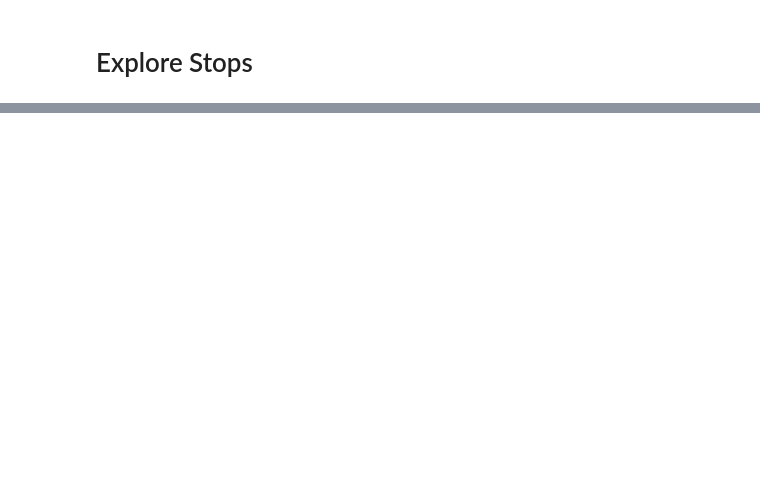
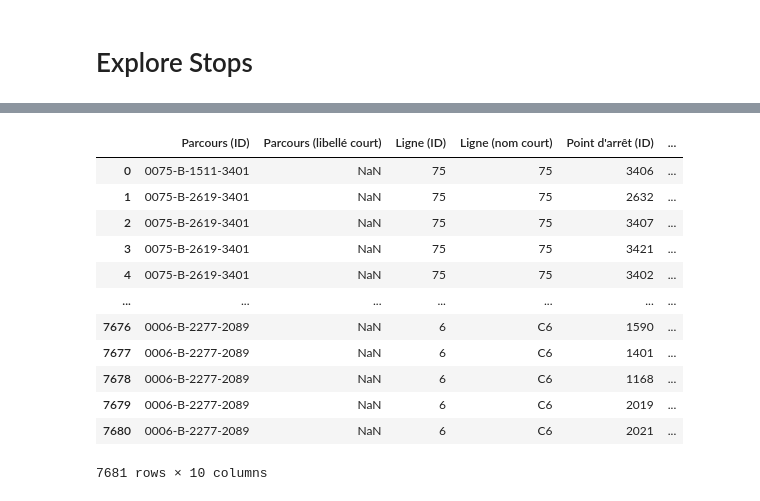
Before and after one commit to Meridolian/transouest, a Jupyter notebook: transouest/data_exploration.ipynb, the cells around one changed output, grey strips where cells are left out. Cells and saved outputs as stored; diff of their text form; code cells hidden in the pictures; blank space fills up the shorter version.

```diff
--- a/transouest/data_exploration.ipynb
+++ b/transouest/data_exploration.ipynb
@@ -37,0 +83,16 @@ c4 = lines.loc[lines["Nom court"] == "C4"]
+# %%
+stops
+# %% [output]
+|  | Parcours (ID) | Parcours (libellé court) | Ligne (ID) | Ligne (nom court) | Point d'arrêt (ID) | ... |
+| 0 | 0075-B-1511-3401 | NaN | 75 | 75 | 3406 | ... |
+| 1 | 0075-B-2619-3401 | NaN | 75 | 75 | 2632 | ... |
+| 2 | 0075-B-2619-3401 | NaN | 75 | 75 | 3407 | ... |
+| 3 | 0075-B-2619-3401 | NaN | 75 | 75 | 3421 | ... |
+| 4 | 0075-B-2619-3401 | NaN | 75 | 75 | 3402 | ... |
+| ... | ... | ... | ... | ... | ... | ... |
+| 7676 | 0006-B-2277-2089 | NaN | 6 | C6 | 1590 | ... |
+| 7677 | 0006-B-2277-2089 | NaN | 6 | C6 | 1401 | ... |
+| 7678 | 0006-B-2277-2089 | NaN | 6 | C6 | 1168 | ... |
+| 7679 | 0006-B-2277-2089 | NaN | 6 | C6 | 2019 | ... |
+| 7680 | 0006-B-2277-2089 | NaN | 6 | C6 | 2021 | ... |
+7681 rows × 10 columns
```
Also changed, not shown: parts of 10 cells of this notebook, 2 other files.
